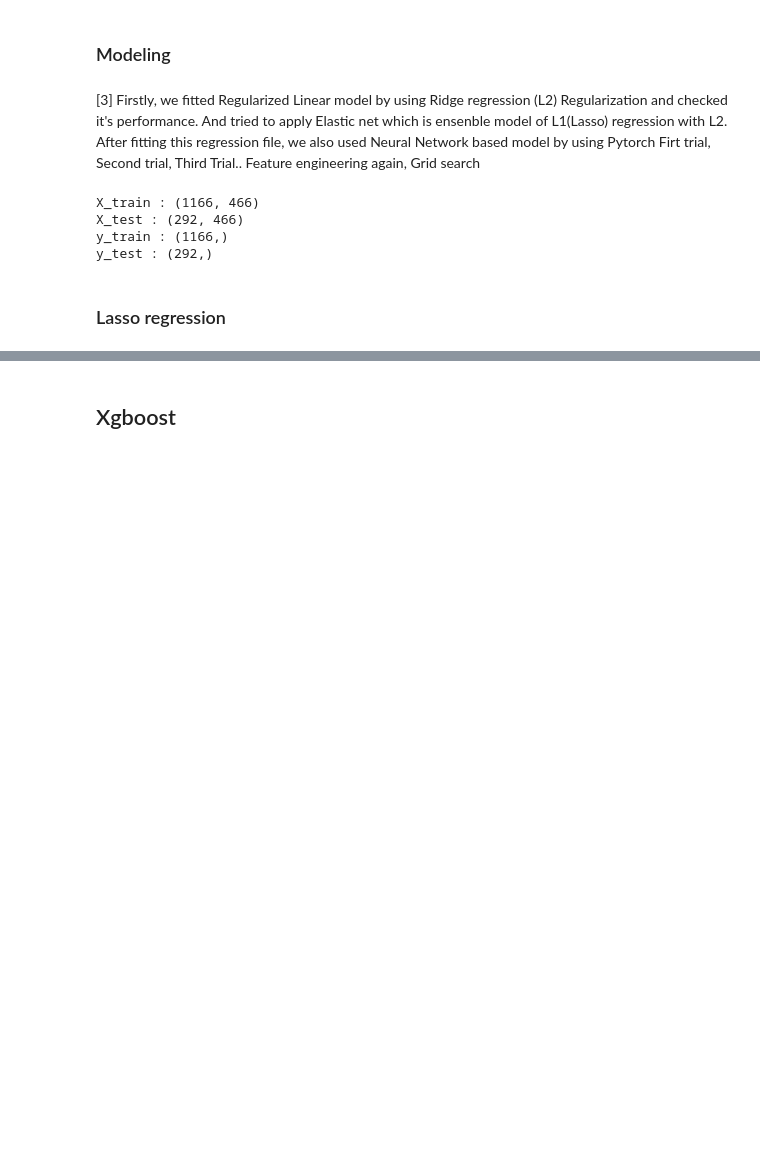
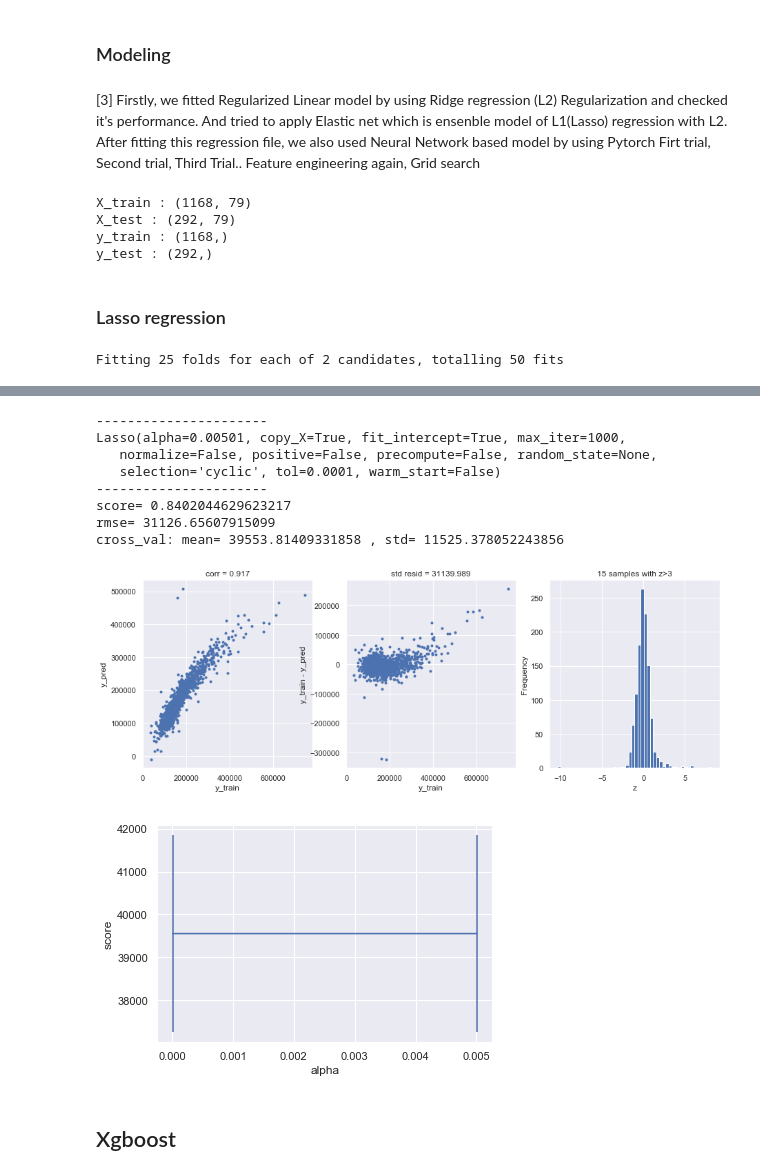
Before and after one commit to Sooyeong/CSE627_project, a Jupyter notebook: wording.ipynb, the cells around one changed output, grey strips where cells are left out. Cells and saved outputs as stored; diff of their text form; code cells hidden in the pictures; blank space fills up the shorter version.

```diff
--- a/wording.ipynb
+++ b/wording.ipynb
@@ -479,8 +482,8 @@ test_data.Electrical = test_data.Electrical.map({'SBrkr': 1, 'FuseF': 2, 'FuseA'
 train_data.Functional = train_data.Functional.map({'Typ':0, 'Min2':1, 'Min1':2, 'Mod':3, 'Maj1':4, 'Maj2':5, 'Sev':6})
 test_data.Functional = test_data.Functional.map({'Typ':0, 'Min2':1, 'Min1':2, 'Mod':3, 'Maj1':4, 'Maj2':5, 'Sev':6})
 # %%
-train_data.GarageType = train_data.GarageType.map({'Attchd':1, 'Detchd':2, 'BuiltIn':3, 'None':0, 'Basement':4, 'CarPort':5, '2Types':6})
-test_data.GarageType = test_data.GarageType.map({'Attchd':1, 'Detchd':2, 'BuiltIn':3, 'None':0, 'Basement':4, 'CarPort':5, '2Types':6})
+train_data.GarageType = train_data.GarageType.map({'Attchd':1, 'Detchd':2, 'BuiltIn':3, 'None':0, 'Basment':4, 'CarPort':5, '2Types':6})
+test_data.GarageType = test_data.GarageType.map({'Attchd':1, 'Detchd':2, 'BuiltIn':3, 'None':0, 'Basment':4, 'CarPort':5, '2Types':6})
 # %%
 train_data.GarageFinish = train_data.GarageFinish.map({'RFn': 1, 'Unf': 2, 'Fin': 3, 'None': 0})
 test_data.GarageFinish = test_data.GarageFinish.map({'RFn': 1, 'Unf': 2, 'Fin': 3, 'None': 0})
@@ -499,3 +502,10 @@ test_data.SaleType = test_data.SaleType.map({'WD': 1, 'New': 2, 'COD': 3, 'ConLD
 # %%
 train_data.SaleCondition = train_data.SaleCondition.map({'Normal': 1, 'Abnorml': 2, 'Partial': 3, 'AdjLand': 4, 'Alloca': 5, 'Family': 6})
 test_data.SaleCondition = test_data.SaleCondition.map({'Normal': 1, 'Abnorml': 2, 'Partial': 3, 'AdjLand': 4, 'Alloca': 5, 'Family': 6})
+# %%
+train_data["LotFrontage"] = train_data.groupby("Neighborhood")["LotFrontage"].transform(
+    lambda x: x.fillna(x.median()))
+train_data['Electrical'] = train_data['Electrical'].fillna(train_data['Electrical'].mode()[0])
+test_data["LotFrontage"] = test_data.groupby("Neighborhood")["LotFrontage"].transform(
+    lambda x: x.fillna(x.median()))
+test_data['Electrical'] = test_data['Electrical'].fillna(test_data['Electrical'].mode()[0])
@@ -563,0 +555,3 @@ missing_data
+# %%
+# drop outliers
+train_data = train_data.drop([523,1298])
@@ -1279,14 +1277,14 @@ train_data.drop('SalePrice',axis=1,inplace=True)
 from sklearn.model_selection import cross_val_score, train_test_split
 # %%
 # Partition the dataset in test + validation sets
-X_train, X_test, y_train, y_test = train_test_split(train_X, y, test_size = 0.2, shuffle = True)
+X_train, X_test, y_train, y_test = train_test_split(train_data, y_log, test_size = 0.2, shuffle = True)
 print("X_train : " + str(X_train.shape))
 print("X_test : " + str(X_test.shape))
 print("y_train : " + str(y_train.shape))
 print("y_test : " + str(y_test.shape))
 #Define 70% is used as testing data and 30% is test dataset.
 # %% [output]
-X_train : (1166, 466)
-X_test : (292, 466)
-y_train : (1166,)
+X_train : (1168, 79)
+X_test : (292, 79)
+y_train : (1168,)
 y_test : (292,)
@@ -1293,3 +1362,17 @@ y_test : (292,)
 # %% [markdown]
 <a id='r'></a>
 ### Lasso regression
+# %%
+lasso = Lasso()
+alph_range = np.arange(0.00001,0.01,0.005)
+param_grid = {'alpha': alph_range}
+best_lasso_Model,cv_score,grid_results= train_Model(lasso, param_grid=param_grid)
+
+
+plt.figure()
+plt.errorbar(alph_range, abs(grid_results['mean_test_score']),
+             abs(grid_results['std_test_score'])/np.sqrt(5*5))
+plt.xlabel('alpha')
+plt.ylabel('score');
+# %% [output]
+Fitting 25 folds for each of 2 candidates, totalling 50 fits
@@ -1296,3 +1381,13 @@ y_test : (292,)
+----------------------
+Lasso(alpha=0.00501, copy_X=True, fit_intercept=True, max_iter=1000,
+   normalize=False, positive=False, precompute=False, random_state=None,
+   selection='cyclic', tol=0.0001, warm_start=False)
+----------------------
+score= 0.8402044629623217
+rmse= 31126.65607915099
+cross_val: mean= 39553.81409331858 , std= 11525.378052243856
+[figure, added]
+[figure, added]
 # %%
 ## Grid search method might be needed
 clf1 = Lasso(alpha = 0.0002)
```
Also changed, not shown: parts of 31 cells of this notebook.
